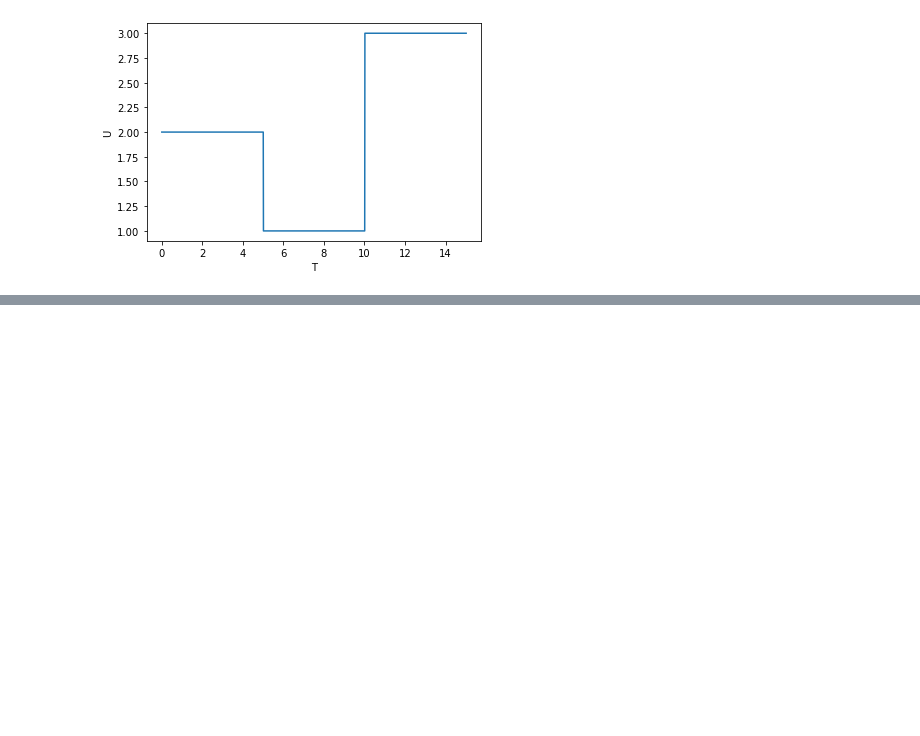
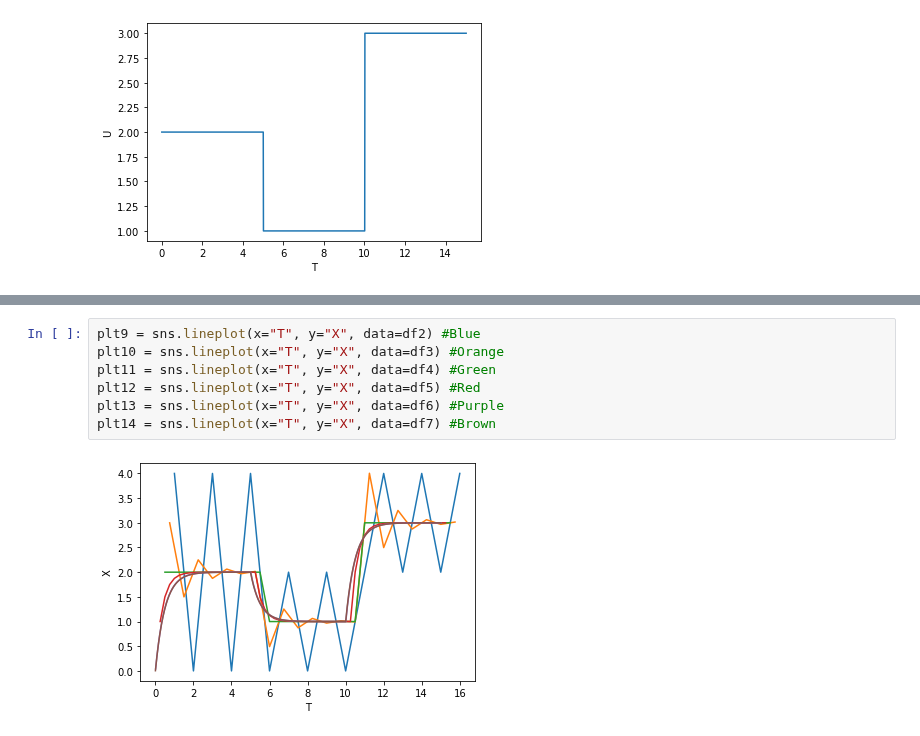
Before and after one commit to JamesDun2866/Computational-Science, a Jupyter notebook: Computational Science.ipynb, the cells around one changed output, grey strips where cells are left out. Cells and saved outputs as stored; diff of their text form; blank space fills up the shorter version.

```diff
--- a/Computational Science.ipynb
+++ b/Computational Science.ipynb
@@ -130,0 +151,9 @@ plt2
+# %%
+plt9 = sns.lineplot(x="T", y="X", data=df2) #Blue
+plt10 = sns.lineplot(x="T", y="X", data=df3) #Orange
+plt11 = sns.lineplot(x="T", y="X", data=df4) #Green
+plt12 = sns.lineplot(x="T", y="X", data=df5) #Red
+plt13 = sns.lineplot(x="T", y="X", data=df6) #Purple
+plt14 = sns.lineplot(x="T", y="X", data=df7) #Brown
+# %% [output]
+[figure, added]
```
Also changed, not shown: parts of 5 cells of this notebook.
